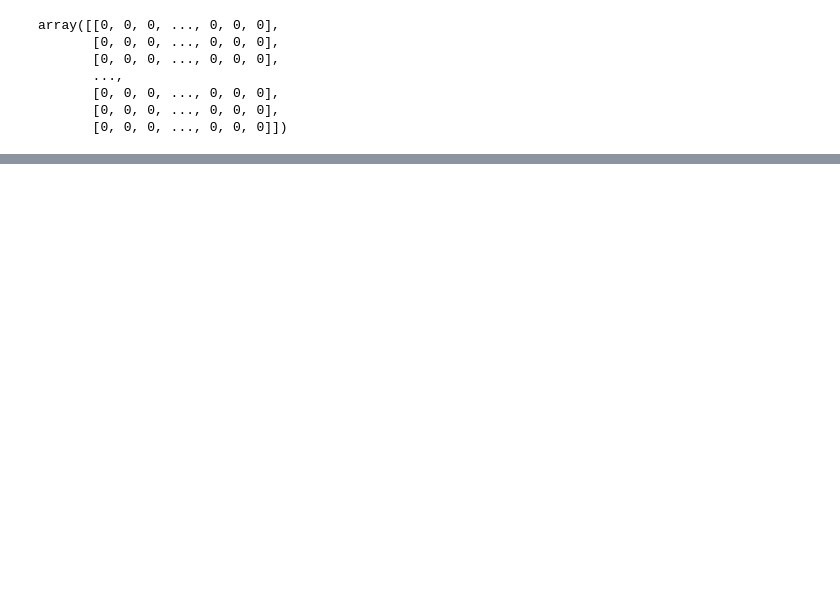
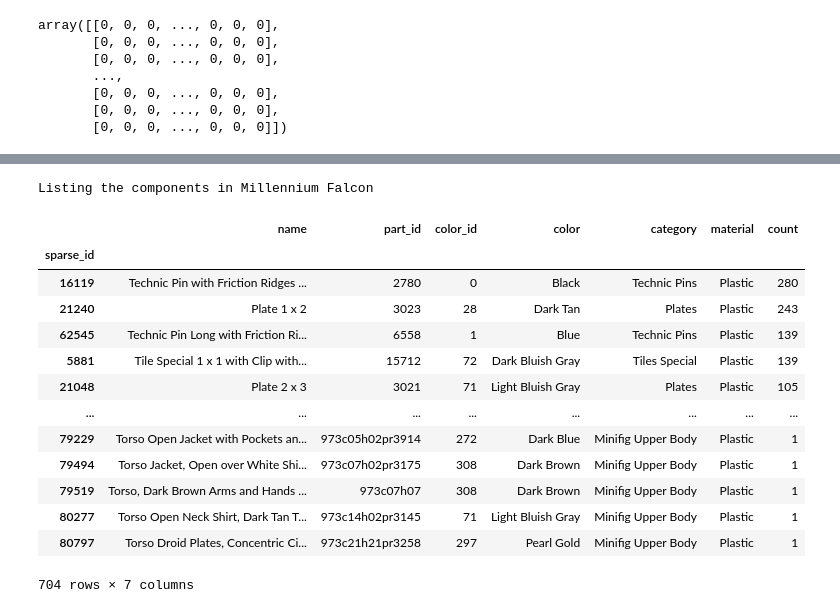
Before and after one commit to amazzoli/ComponentSystemsData, a Jupyter notebook: tutorials/1_Load_system.ipynb, the cells around one changed output, grey strips where cells are left out. Cells and saved outputs as stored; diff of their text form; code cells hidden in the pictures; blank space fills up the shorter version.

```diff
--- a/tutorials/1_Load_system.ipynb
+++ b/tutorials/1_Load_system.ipynb
@@ -150,0 +139,21 @@ array([[0, 0, 0, ..., 0, 0, 0],
+# %%
+obj_id = 13058
+print('Listing the components in ' + system.objects.loc[obj_id]['name'])
+
+system.comps_in_obj(obj_id)
+# %% [output]
+Listing the components in Millennium Falcon
+|  | name | part_id | color_id | color | category | material | count |
+| sparse_id |  |  |  |  |  |  |  |
+| 16119 | Technic Pin with Friction Ridges ... | 2780 | 0 | Black | Technic Pins | Plastic | 280 |
+| 21240 | Plate 1 x 2 | 3023 | 28 | Dark Tan | Plates | Plastic | 243 |
+| 62545 | Technic Pin Long with Friction Ri... | 6558 | 1 | Blue | Technic Pins | Plastic | 139 |
+| 5881 | Tile Special 1 x 1 with Clip with... | 15712 | 72 | Dark Bluish Gray | Tiles Special | Plastic | 139 |
+| 21048 | Plate 2 x 3 | 3021 | 71 | Light Bluish Gray | Plates | Plastic | 105 |
+| ... | ... | ... | ... | ... | ... | ... | ... |
+| 79229 | Torso Open Jacket with Pockets an... | 973c05h02pr3914 | 272 | Dark Blue | Minifig Upper Body | Plastic | 1 |
+| 79494 | Torso Jacket, Open over White Shi... | 973c07h02pr3175 | 308 | Dark Brown | Minifig Upper Body | Plastic | 1 |
+| 79519 | Torso, Dark Brown Arms and Hands ... | 973c07h07 | 308 | Dark Brown | Minifig Upper Body | Plastic | 1 |
+| 80277 | Torso Open Neck Shirt, Dark Tan T... | 973c14h02pr3145 | 71 | Light Bluish Gray | Minifig Upper Body | Plastic | 1 |
+| 80797 | Torso Droid Plates, Concentric Ci... | 973c21h21pr3258 | 297 | Pearl Gold | Minifig Upper Body | Plastic | 1 |
+704 rows × 7 columns
```
Also changed, not shown: parts of 24 cells of this notebook.
